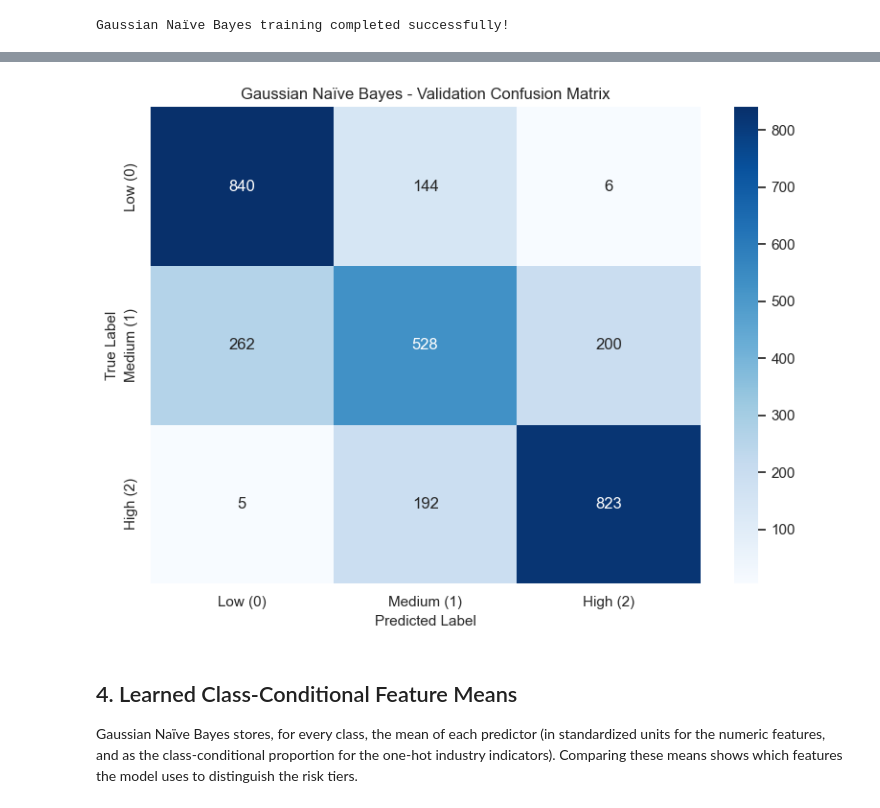
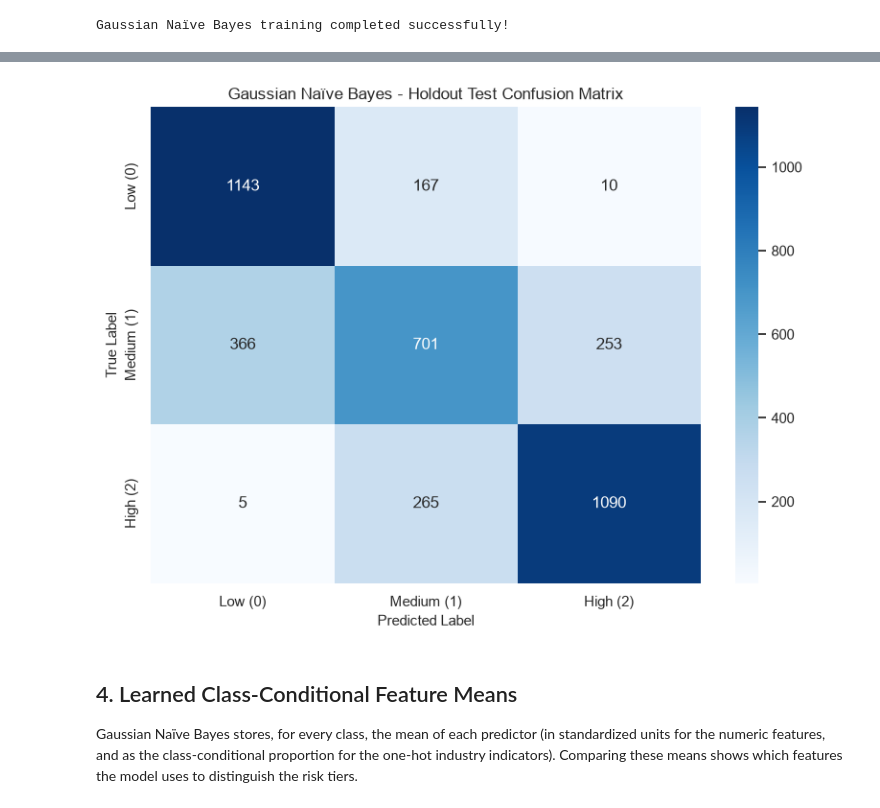
Before and after one commit to Samanzarei-9775/AAI500-Final-Project, a Jupyter notebook: notebooks/data_training_Mustafa_NB.ipynb, the cells around one changed output, grey strips where cells are left out. Cells and saved outputs as stored; diff of their text form; code cells hidden in the pictures.

Commit message:
Update Mustafa GB and NB notebooks to 80/20 test split, add .gitignore, and update Training_models_merged

```diff
--- a/notebooks/data_training_Mustafa_NB.ipynb
+++ b/notebooks/data_training_Mustafa_NB.ipynb
@@ -58,29 +58,26 @@ We load the strictly partitioned subsets from the `Data/` directory. For this it
 # %%
 # -------------------------------------------------------------------------
-# Load Processed Training and Validation Sets
+# Load Processed Training and Testing Sets (80/20 Partition)
 # -------------------------------------------------------------------------
-# Define the relative path to the preprocessed data directory
-# Resolve the Data directory dynamically so the notebook runs whether the working
-# directory is the project root or the notebooks/ folder (same logic as data_cleaning_merged)
 from pathlib import Path
 data_dir = Path.cwd() / "Data"
 if not data_dir.exists():
     data_dir = (Path.cwd() / ".." / "Data").resolve()
 base_path = f"{data_dir.as_posix()}/"
 
-# Load the predictor features (X) for the training subset
+# Load the predictor features (X) for the training subset (80%)
 X_train = pd.read_csv(f"{base_path}processed_X_train.csv")
 
 # Load the target variable (y) for the training subset, isolating just the label column
 y_train = pd.read_csv(f"{base_path}processed_y_train.csv")['Layoff_Risk']
 
-# Load the predictor features (X) for the validation subset
-X_val = pd.read_csv(f"{base_path}processed_X_val.csv")
+# Load the predictor features (X) for the testing subset (20%)
+X_test = pd.read_csv(f"{base_path}processed_X_test.csv")
 
-# Load the target variable (y) for the validation subset, isolating just the label column
-y_val = pd.read_csv(f"{base_path}processed_y_val.csv")['Layoff_Risk']
+# Load the target variable (y) for the testing subset, isolating just the label column
+y_test = pd.read_csv(f"{base_path}processed_y_test.csv")['Layoff_Risk']
 
 # Print the dimensionality to verify successful loading
-print(f"Training set: {X_train.shape[0]:,} rows")
-print(f"Validation set: {X_val.shape[0]:,} rows")
+print(f"Training set (80%): {X_train.shape[0]:,} rows x {X_train.shape[1]} columns")
+print(f"Testing set  (20%): {X_test.shape[0]:,} rows x {X_test.shape[1]} columns")
 # %% [output]
@@ -200,17 +197,17 @@ Because this is a multi-class classification problem (0: Low, 1: Medium, 2: High
 - **Specificity (True Negative Rate)**: Calculated per class and as a macro average.
 # %%
 # -------------------------------------------------------------------------
-# Predict on Validation Set
+# Predict on Holdout Test Set
 # -------------------------------------------------------------------------
-# Generate predicted class labels for the validation subset
-y_pred = gnb.predict(X_val)
+# Generate predicted class labels for the test subset
+y_pred = gnb.predict(X_test)
 
 # Calculate the overall proportion of correct predictions across all classes
-acc = accuracy_score(y_val, y_pred)
-print(f"Validation Accuracy: {acc:.4f}\n")
+acc = accuracy_score(y_test, y_pred)
+print(f"Test Accuracy: {acc:.4f}\n")
 
 # Generate a confusion matrix to evaluate class-level true positives, false positives, etc.
-cm = confusion_matrix(y_val, y_pred)
+cm = confusion_matrix(y_test, y_pred)
 
 # Define the categorical class labels for clean iteration and printing
 classes = [0, 1, 2]
@@ -317,26 +313,26 @@ weighted avg     0.7240    0.7303    0.7255      3000
 # %%
 # -------------------------------------------------------------------------
 # Visualizing the Confusion Matrix
 # -------------------------------------------------------------------------
 # Create a matplotlib figure to host the seaborn heatmap
 plt.figure(figsize=(8, 6))
 
 # Draw the heatmap, annotating cells with raw counts (fmt='d')
 sns.heatmap(cm, annot=True, fmt="d", cmap="Blues",
             xticklabels=class_names, yticklabels=class_names)
 
 # Add axis labels and title for academic clarity
-plt.title("Gaussian Naïve Bayes - Validation Confusion Matrix")
+plt.title("Gaussian Naïve Bayes - Holdout Test Confusion Matrix")
 plt.xlabel("Predicted Label")
 plt.ylabel("True Label")
 
 # Use tight_layout to prevent clipping of labels during image export
 plt.tight_layout()
 
 # Display the figure inline
 plt.show()
 # %% [output]
-[figure, old version]
+[figure, new version]
 # %% [markdown]
 ## 4. Learned Class-Conditional Feature Means
 
```
Also changed, not shown: parts of 14 cells of this notebook, 2 other files.
